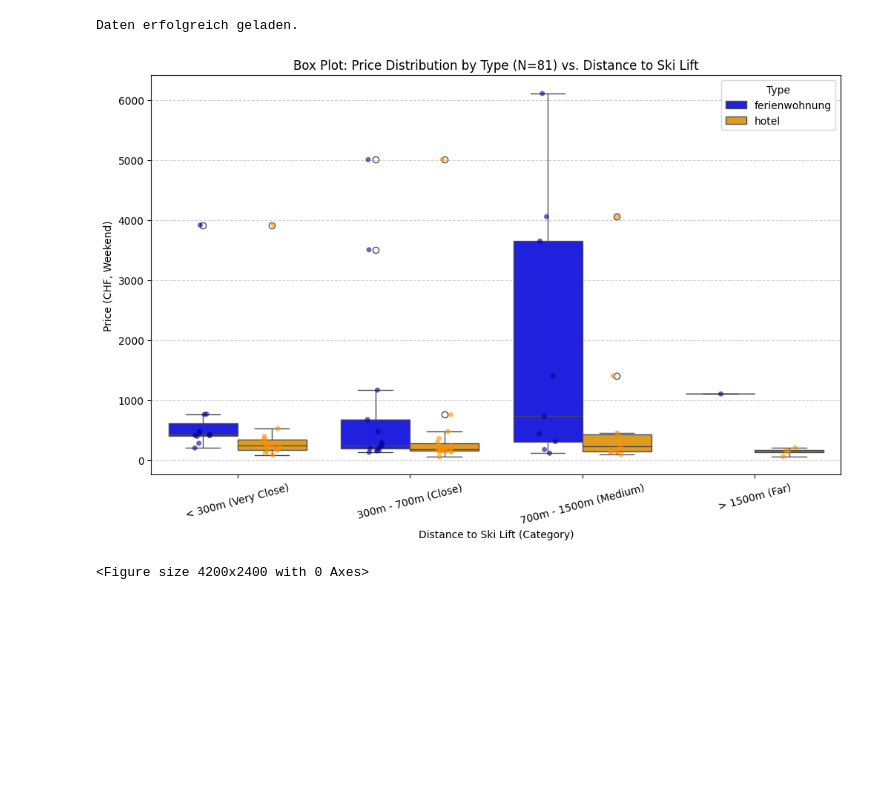
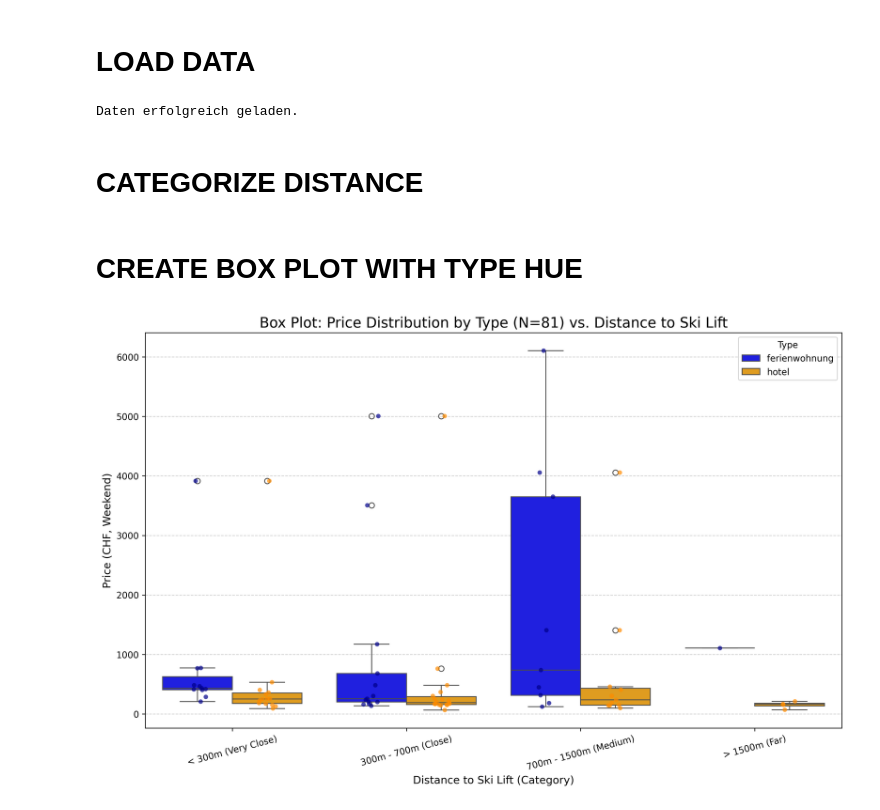
Before and after one commit to NadineLan/NLA_project_template_arm, a Jupyter notebook: 2. Box Plot.ipynb, the cells around one changed output. Drawn from its saved outputs; the diff is of its cells as text; code cells hidden in the pictures; blank space fills up the shorter version.

```diff
--- a/2. Box Plot.ipynb
+++ b/2. Box Plot.ipynb
@@ -0,0 +5,9 @@
+# %% [markdown]
+# LOAD DATA
+# %%
+df = pd.read_csv("Davos_combined_cleaned.csv")
+print("Daten erfolgreich geladen.")
+# %% [output]
+Daten erfolgreich geladen.
+# %% [markdown]
+# CATEGORIZE DISTANCE
@@ -1,33 +30,7 @@
+# %% [markdown]
+# CREATE BOX PLOT WITH TYPE HUE
 # %%
-import pandas as pd
-import matplotlib.pyplot as plt
-import seaborn as sns
-
-# 1. LOAD DATA
-df = pd.read_csv("Davos_combined_cleaned.csv")
-print("Daten erfolgreich geladen.")
-
-
-# 2. CATEGORIZE DISTANCE
-# Define bins and labels for distance categorization (in meters)
-bins = [0, 300, 700, 1500, df['distance_skilift_meters'].max() + 1]
-labels = ['< 300m (Very Close)', '300m - 700m (Close)', '700m - 1500m (Medium)', '> 1500m (Far)']
-
-# Create the new categorical column
-df['distance_category'] = pd.cut(
-    df['distance_skilift_meters'],
-    bins=bins,
-    labels=labels,
-    right=False,  # Intervals are [lower, upper)
-    include_lowest=True
-)
-
-# Define the order for the categories
-category_order = labels
-
-# 3. CREATE BOX PLOT WITH TYPE HUE
-
-plt.figure(figsize=(12, 7))
+plt.figure(figsize=(14, 8), dpi=300)
 
 # Define color palette for the types
 type_palette = {"ferienwohnung": "blue", "hotel": "orange"}
@@ -39,40 +42,35 @@ sns.boxplot(
     data=df,
     x='distance_category',
     y='price',
     hue='type',
     order=category_order,
     palette=type_palette
 )
 
 # Add data points (Stripplot) to show actual density
 sns.stripplot(
     data=df,
     x='distance_category',
     y='price',
     hue='type',
     order=category_order,
     palette=stripplot_palette,
     dodge=True,        # Ensure points align with their respective box
     jitter=0.1,        # Scatter points slightly horizontally
     size=5,
-    alpha=0.6,
+    alpha=0.7,
     legend=False       # Suppress duplicate legend entry
 )
 
 # 4. FORMAT AND DISPLAY GRAPHIC
 
-plt.title(f"Box Plot: Price Distribution by Type (N={len(df)}) vs. Distance to Ski Lift")
-plt.xlabel("Distance to Ski Lift (Category)")
-plt.ylabel("Price (CHF, Weekend)")
+plt.title(f"Box Plot: Price Distribution by Type (N={len(df)}) vs. Distance to Ski Lift", fontsize=16)
+plt.xlabel("Distance to Ski Lift (Category)", fontsize=12)
+plt.ylabel("Price (CHF, Weekend)", fontsize=12)
 plt.xticks(rotation=15)
 plt.legend(title='Type')
 plt.grid(axis='y', linestyle='--', alpha=0.6)
 
-# Increase plot size and set DPI for better quality
-plt.figure(figsize=(14, 8), dpi=300)
-
 plt.show()
 # %% [output]
-Daten erfolgreich geladen.
-[figure, old version]
+[figure, new version]
-<Figure size 4200x2400 with 0 Axes>
```
Also changed, not shown: parts of 2 cells of this notebook.
